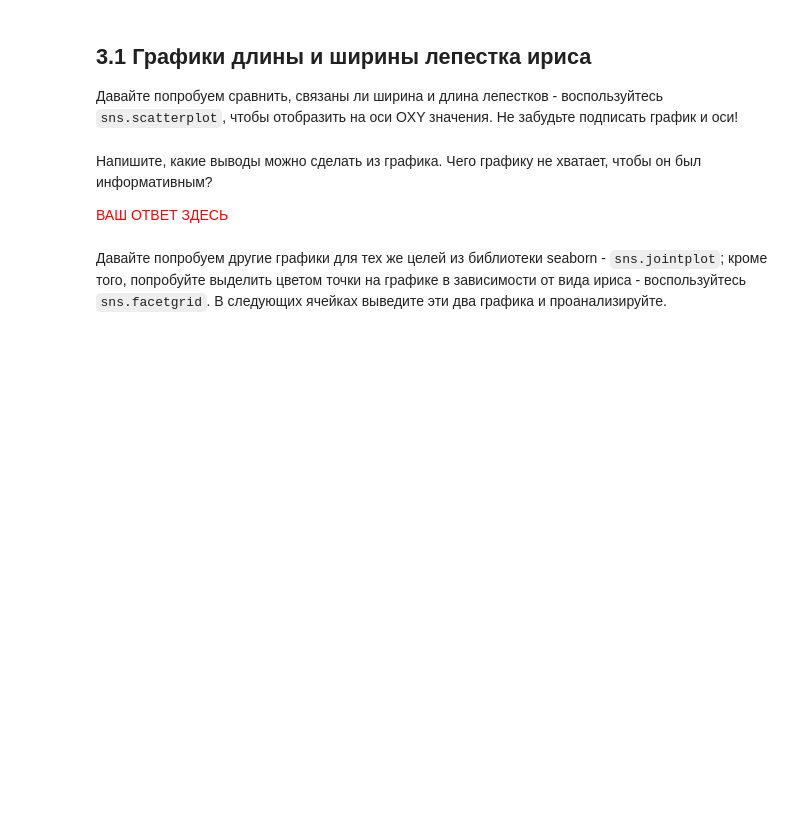
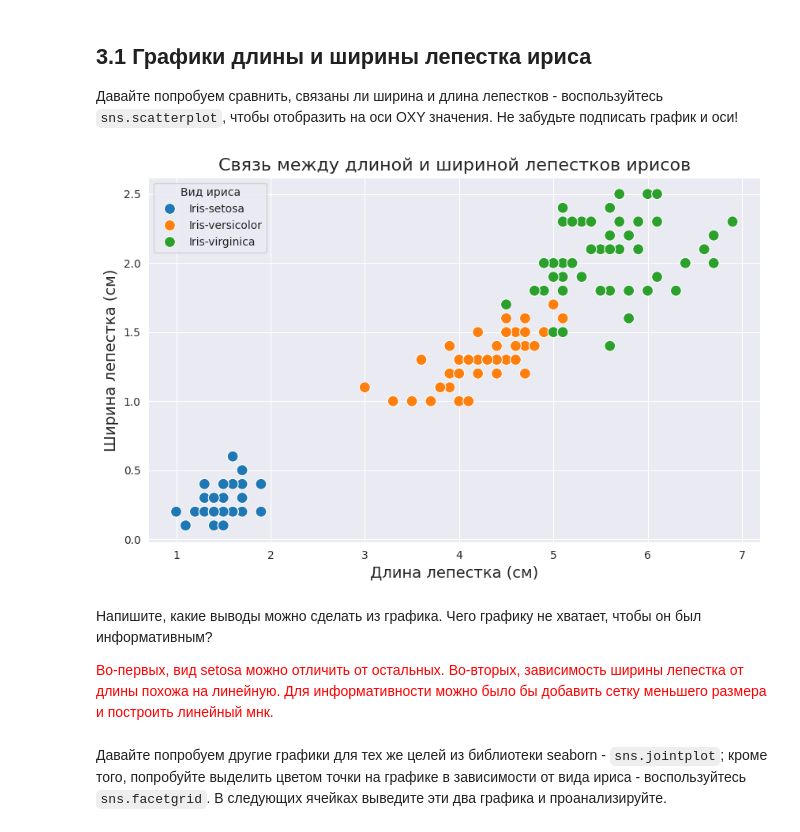
Before and after one commit to Andrei24511/python_archive, a Jupyter notebook: lab_1_np_pandas_matplotlib.ipynb, the cells around one changed output. Cells and saved outputs as stored; diff of their text form; code cells hidden in the pictures; blank space fills up the shorter version.

```diff
--- a/lab_1_np_pandas_matplotlib.ipynb
+++ b/lab_1_np_pandas_matplotlib.ipynb
@@ -643,6 +641,17 @@ Name: count, dtype: int64
+# %%
+plt.figure(figsize=(10, 6))
+sns.scatterplot(data=iris, x='PetalLengthCm', y='PetalWidthCm', hue='Species', s=100)
+plt.title('Связь между длиной и шириной лепестков ирисов', fontsize=16)
+plt.xlabel('Длина лепестка (см)', fontsize=14)
+plt.ylabel('Ширина лепестка (см)', fontsize=14)
+plt.legend(title='Вид ириса')
+plt.grid(True)
+plt.show()
+# %% [output]
+[figure, added]
 # %% [markdown]
 Напишите, какие выводы можно сделать из графика. Чего графику не хватает, чтобы он был информативным?
 
-<font color='red'>ВАШ ОТВЕТ ЗДЕСЬ</font>
+<font color='red'>Во-первых, вид setosa можно отличить от остальных. Во-вторых, зависимость ширины лепестка от длины похожа на линейную. Для информативности можно было бы добавить сетку меньшего размера и построить линейный мнк.</font>
 # %% [markdown]
 Давайте попробуем другие графики для тех же целей из библиотеки seaborn - `sns.jointplot`; кроме того, попробуйте выделить цветом точки на графике в зависимости от вида ириса - воспользуйтесь `sns.facetgrid`. В следующих ячейках выведите эти два графика и проанализируйте.
```
Also changed, not shown: parts of 15 cells of this notebook.
